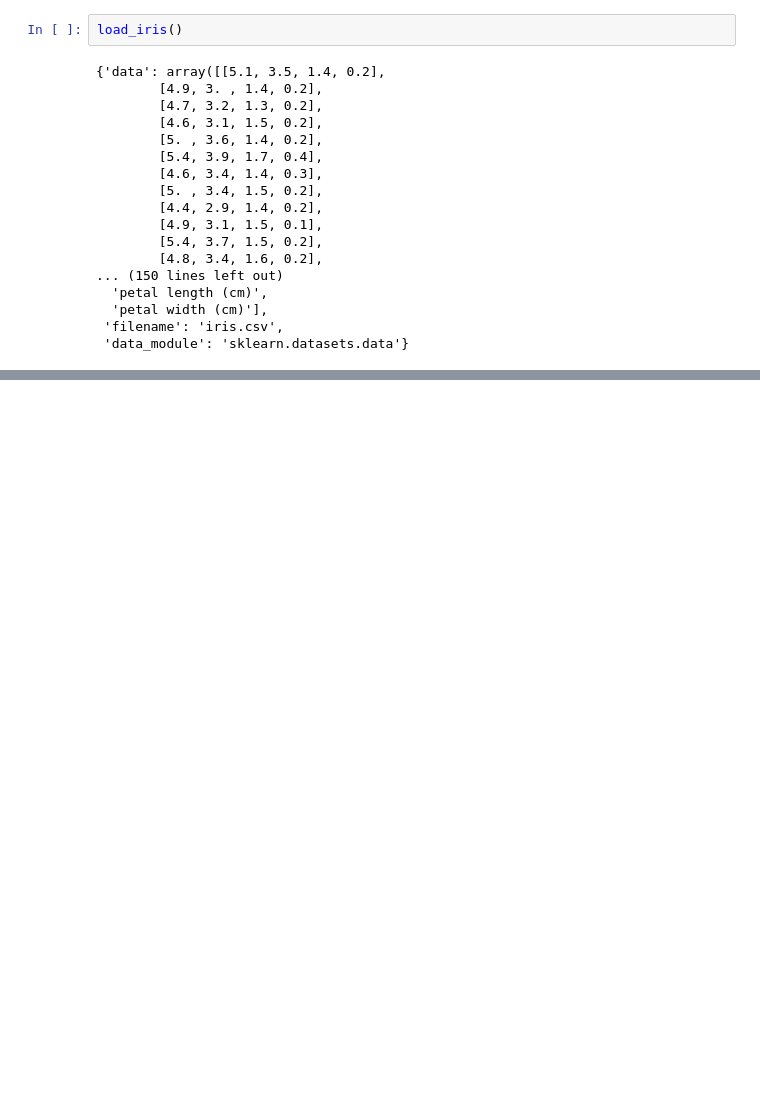
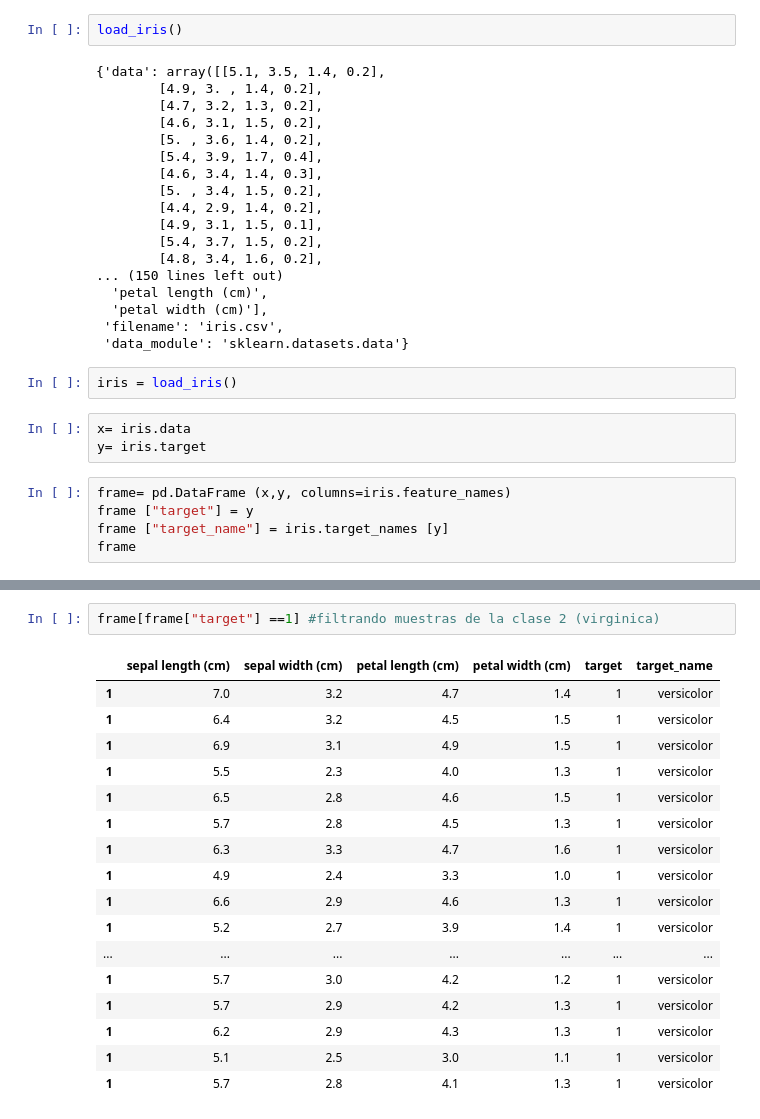
Before and after one commit to ANTDOR9/Ejercicios-SENATI, a Jupyter notebook: SKL_PRACTICA SENATI/ejercicios/PRESENCIAL EN CLASE/TALLER_SKL3.ipynb, the cells around one changed output, grey strips where cells are left out. Saved outputs shown, nothing was run; the diff lists cells and outputs as text; blank space fills up the shorter version.

```diff
--- a/SKL_PRACTICA SENATI/ejercicios/PRESENCIAL EN CLASE/TALLER_SKL3.ipynb
+++ b/SKL_PRACTICA SENATI/ejercicios/PRESENCIAL EN CLASE/TALLER_SKL3.ipynb
@@ -22,3 +23,13 @@ load_iris()
   'petal width (cm)'],
  'filename': 'iris.csv',
  'data_module': 'sklearn.datasets.data'}
+# %%
+iris = load_iris()
+# %%
+x= iris.data
+y= iris.target
+# %%
+frame= pd.DataFrame (x,y, columns=iris.feature_names)
+frame ["target"] = y
+frame ["target_name"] = iris.target_names [y]
+frame
@@ -24,0 +50,20 @@ load_iris()
+# %%
+frame[frame["target"] ==1] #filtrando muestras de la clase 2 (virginica)
+# %% [output]
+|  | sepal length (cm) | sepal width (cm) | petal length (cm) | petal width (cm) | target | target_name |
+| 1 | 7.0 | 3.2 | 4.7 | 1.4 | 1 | versicolor |
+| 1 | 6.4 | 3.2 | 4.5 | 1.5 | 1 | versicolor |
+| 1 | 6.9 | 3.1 | 4.9 | 1.5 | 1 | versicolor |
+| 1 | 5.5 | 2.3 | 4.0 | 1.3 | 1 | versicolor |
+| 1 | 6.5 | 2.8 | 4.6 | 1.5 | 1 | versicolor |
+| 1 | 5.7 | 2.8 | 4.5 | 1.3 | 1 | versicolor |
+| 1 | 6.3 | 3.3 | 4.7 | 1.6 | 1 | versicolor |
+| 1 | 4.9 | 2.4 | 3.3 | 1.0 | 1 | versicolor |
+| 1 | 6.6 | 2.9 | 4.6 | 1.3 | 1 | versicolor |
+| 1 | 5.2 | 2.7 | 3.9 | 1.4 | 1 | versicolor |
+| ... | ... | ... | ... | ... | ... | ... |
+| 1 | 5.7 | 3.0 | 4.2 | 1.2 | 1 | versicolor |
+| 1 | 5.7 | 2.9 | 4.2 | 1.3 | 1 | versicolor |
+| 1 | 6.2 | 2.9 | 4.3 | 1.3 | 1 | versicolor |
+| 1 | 5.1 | 2.5 | 3.0 | 1.1 | 1 | versicolor |
+| 1 | 5.7 | 2.8 | 4.1 | 1.3 | 1 | versicolor |
```
Also changed, not shown: parts of 4 cells of this notebook.
